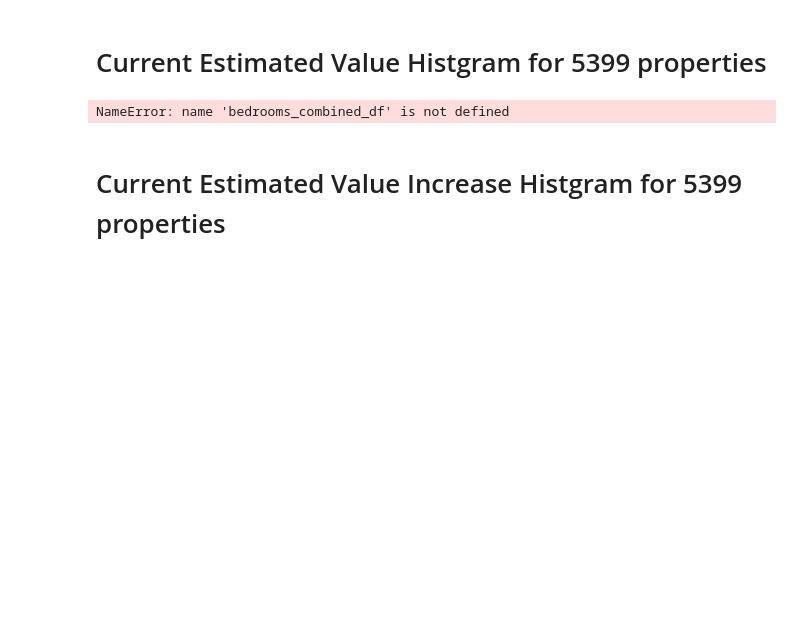
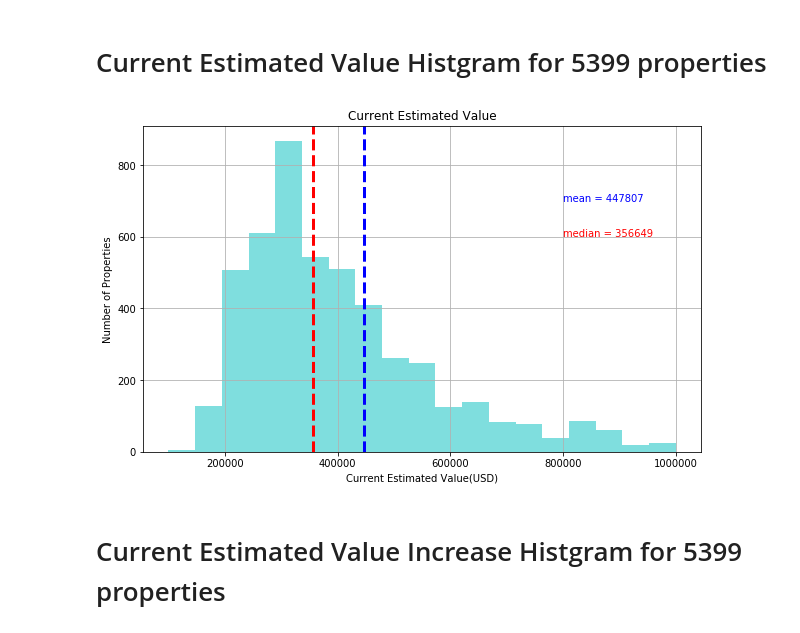
Before and after one commit to FeLowe/NW-Bootcamp-Projects, a Jupyter notebook: analysis.ipynb, the cells around one changed output. Drawn from its saved outputs; the diff is of its cells as text; code cells hidden in the pictures; blank space fills up the shorter version.

```diff
--- a/analysis.ipynb
+++ b/analysis.ipynb
@@ -136,29 +136,29 @@ plt.show()
 # %%
 #Histgram
 #Calc mean, median, std dev
 mean = bedrooms_combined_df['Current Estimated Value'].mean()
 median = bedrooms_combined_df['Current Estimated Value'].median()
 std = bedrooms_combined_df['Current Estimated Value'].std()
 mean_round = 'mean = ' + str(round(mean))
 median_round = 'median = ' + str(round(median))
-std_round = 'std.dv = ' + str(round(std))
+
 
 condo_df_hist_amount = bedrooms_combined_df.drop([0]).hist(['Current Estimated Value'],range=(100000,1000000),bins=19,alpha=0.5,color='c')
 plt.axvline(mean, color='b', linestyle='dashed', linewidth=3, )
 plt.axvline(median, color='r', linestyle='dashed', linewidth=3)
-plt.annotate(mean_round,xy=(500000,1000),color='b')
-plt.annotate(median_round,xy=(500000,900),color='r')
-plt.annotate(std_round,xy=(700000,500),color='k')
+plt.annotate(mean_round,xy=(800000,700),color='b')
+plt.annotate(median_round,xy=(800000,600),color='r')
+
 
 #Re-sizes plot box
 plt.gcf().set_size_inches((10, 6))
 
 plt.xlabel('Current Estimated Value(USD)')
 plt.ylabel('Number of Properties')
 plt.title('Current Estimated Value')
 plt.savefig("Images/histogram1.png")
 # %% [output]
-NameError: name 'bedrooms_combined_df' is not defined
+[figure, added]
 # %% [markdown]
 # Current Estimated Value Increase Histgram for 5399 properties
 # %%
```
Also changed, not shown: parts of 15 cells of this notebook, 5 other files.
